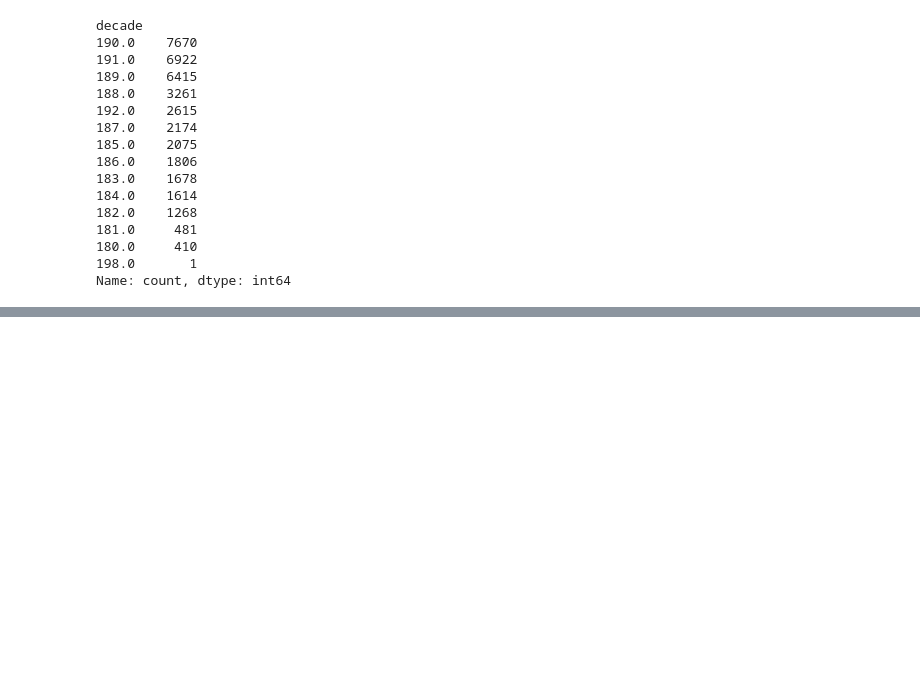
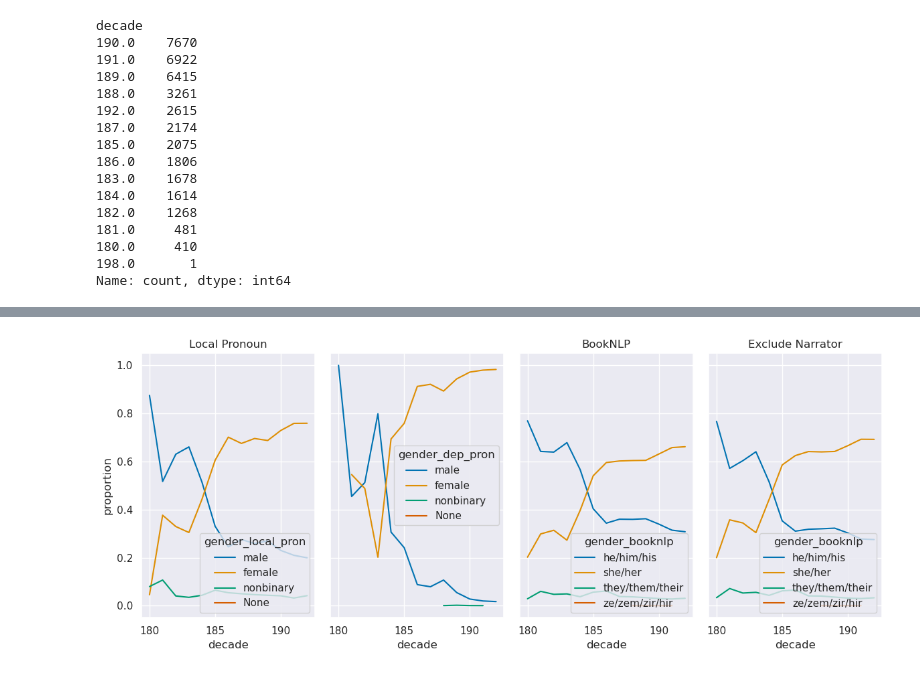
Before and after one commit to rscohen2/historical_fashion_aesthetics, a Jupyter notebook: notebooks/fashion_gender_classifier.ipynb, the cells around one changed output, grey strips where cells are left out. Drawn from its saved outputs; the diff is of its cells as text; code cells hidden in the pictures; blank space fills up the shorter version.

```diff
--- a/notebooks/fashion_gender_classifier.ipynb
+++ b/notebooks/fashion_gender_classifier.ipynb
@@ -112,0 +313,4 @@ sns.move_legend(ax, "lower right")
+# %%
+compare_plots("skirt")
+# %% [output]
+[figure, added]
```
Also changed, not shown: parts of 37 cells of this notebook, 1 other file.
